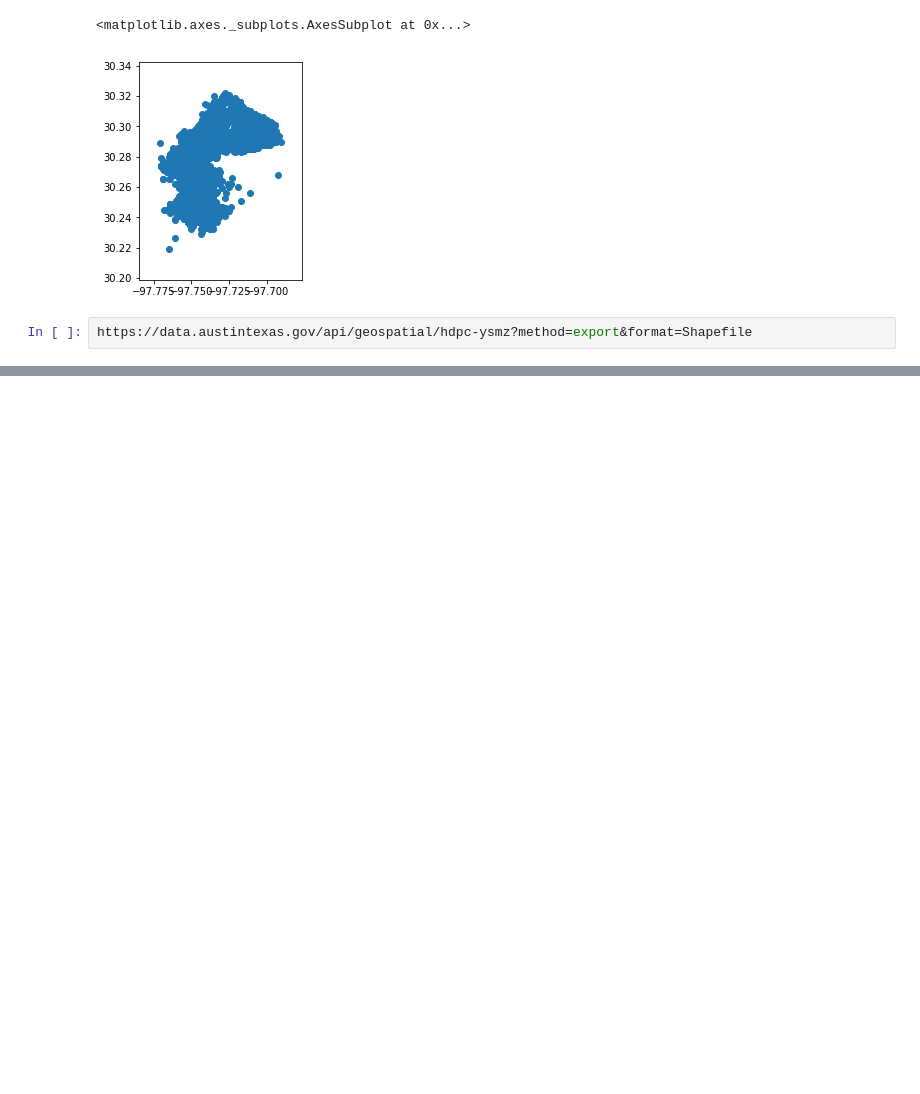
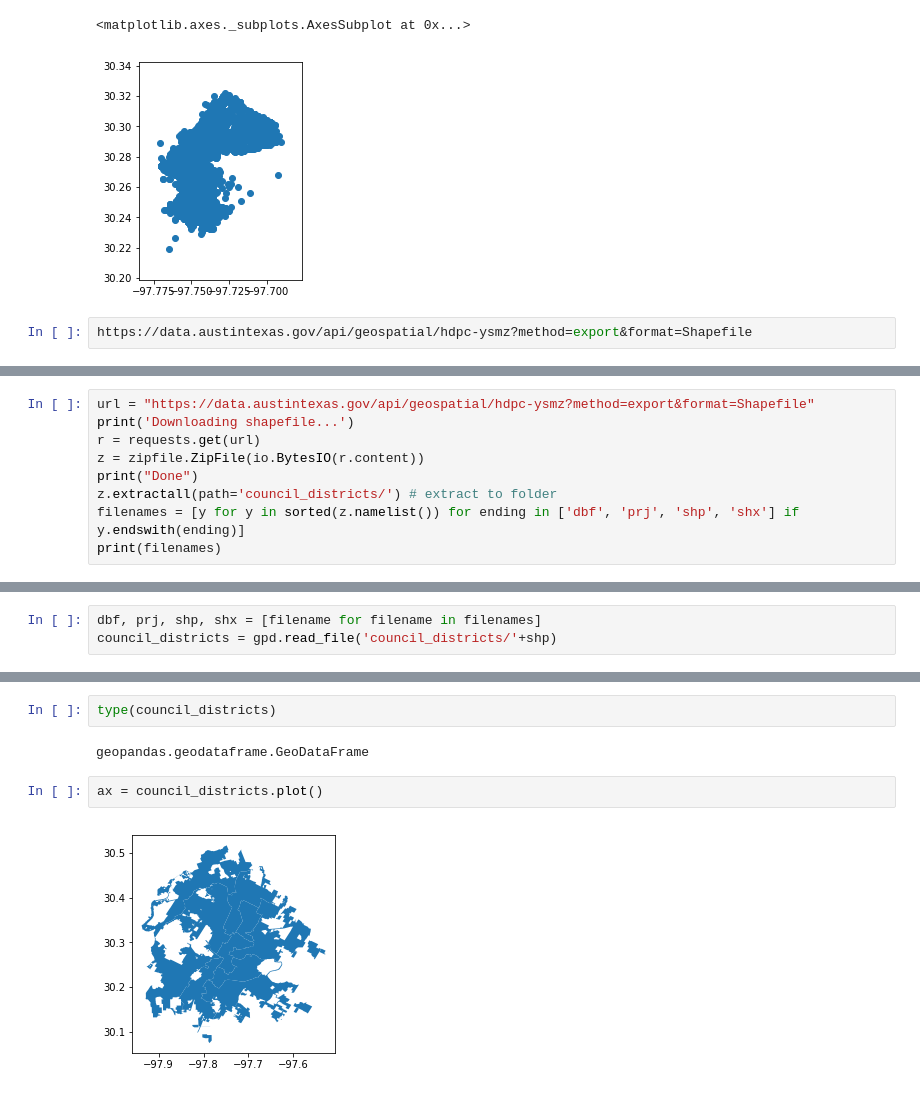
Before and after one commit to SohamMody/Event-Detection-from-Dockless-Scooter-Trips-Austin, a Jupyter notebook: EDA.ipynb, the cells around one changed output, grey strips where cells are left out. Cells and saved outputs as stored; diff of their text form; blank space fills up the shorter version.

```diff
--- a/EDA.ipynb
+++ b/EDA.ipynb
@@ -173,0 +200,9 @@ AttributeError: 'module' object has no attribute 'request'
+# %%
+url = "https://data.austintexas.gov/api/geospatial/hdpc-ysmz?method=export&format=Shapefile"
+print('Downloading shapefile...')
+r = requests.get(url)
+z = zipfile.ZipFile(io.BytesIO(r.content))
+print("Done")
+z.extractall(path='council_districts/') # extract to folder
+filenames = [y for y in sorted(z.namelist()) for ending in ['dbf', 'prj', 'shp', 'shx'] if y.endswith(ending)]
+print(filenames)
@@ -173,0 +213,3 @@ AttributeError: 'module' object has no attribute 'request'
+# %%
+dbf, prj, shp, shx = [filename for filename in filenames]
+council_districts = gpd.read_file('council_districts/'+shp)
@@ -173,0 +225,8 @@ AttributeError: 'module' object has no attribute 'request'
+# %%
+type(council_districts)
+# %% [output]
+geopandas.geodataframe.GeoDataFrame
+# %%
+ax = council_districts.plot()
+# %% [output]
+[figure, added]
```
Also changed, not shown: parts of 14 cells of this notebook.
